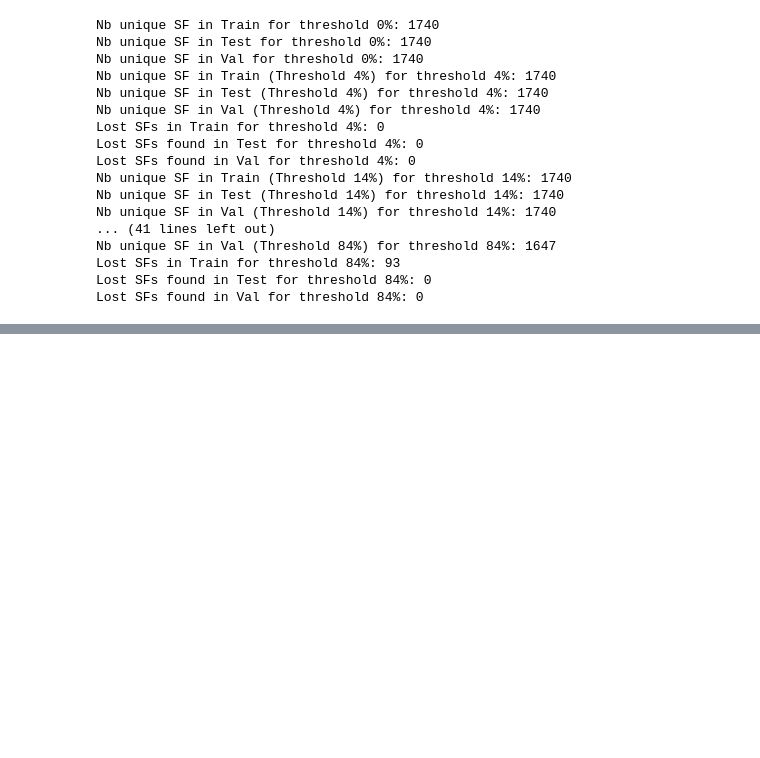
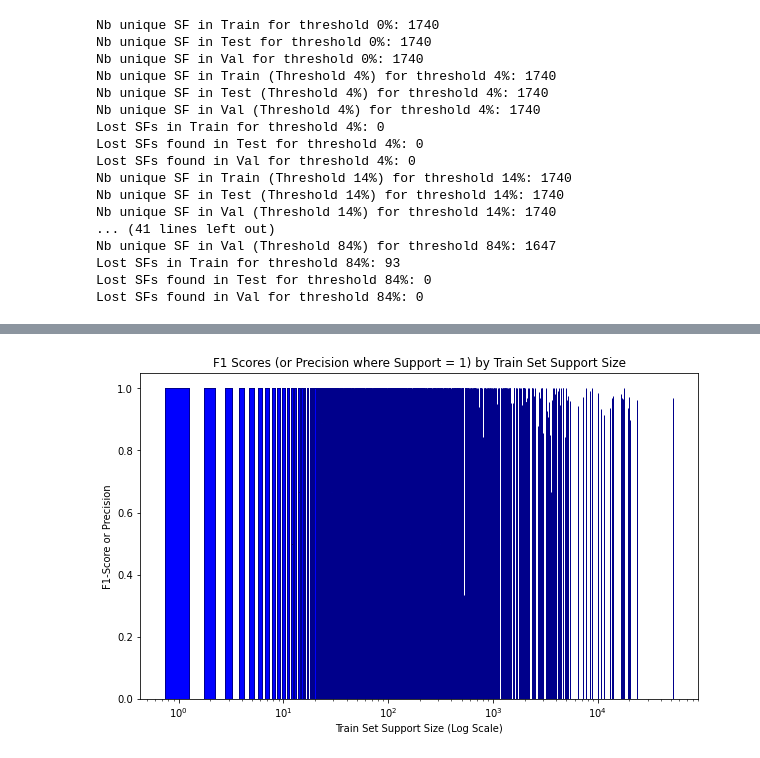
Before and after one commit to Mouret-Orfeu/CATHe2, a Jupyter notebook: data_analysis/Data_analysis.ipynb, the cells around one changed output, grey strips where cells are left out. Cells and saved outputs as stored; diff of their text form; code cells hidden in the pictures; blank space fills up the shorter version.

Commit message:
feat: data analysis, SF sample size and F1 score plot by SF support in Train

```diff
--- a/data_analysis/Data_analysis.ipynb
+++ b/data_analysis/Data_analysis.ipynb
@@ -1092,0 +1515,85 @@ Lost SFs found in Val for threshold 84%: 0
+# %%
+import pandas as pd
+import matplotlib.pyplot as plt
+import os
+import numpy as np
+
+# Set working directory
+os.chdir('/home/orfeu/Documents/documents/important/travail/stage/stage/stage_2023_2024/Recherche_scientifique_Londre/Auto_Prot_function_detection_and_classification/work/code/CATHe')
+
+# Ensure the directory exists
+os.makedirs('./data_analysis/SF_F1_score', exist_ok=True)
+
+# Load the classification report CSV
+best_model_classif_report_path = "./results/classification_report/CR_ANN_ProstT5_full_2_blocks_dropout_0.3_layer_size_2048_pLDDT_44_AA+3Di.csv"
+CR_df = pd.read_csv(best_model_classif_report_path)
+
+# Exclude rows corresponding to 'accuracy', 'macro avg', and 'weighted avg'
+CR_df = CR_df.iloc[:-3]
+
+# Load the Train_ids_for_3Di_usage_44.csv and create a set of Domain_id
+train_ids_path = "./data/Dataset/csv/Train_ids_for_3Di_usage_44.csv"
+df_train_ids = pd.read_csv(train_ids_path)
+
+# Create a set of Domain_id
+domain_id_set = set(df_train_ids['Domain_id'])
+
+# Load the Train.csv
+train_csv_path = "./data/Dataset/csv/Train.csv"
+df_train = pd.read_csv(train_csv_path)
+
+# Filter out rows where the value in the "Unnamed: 0" column is not in the domain_id_set
+df_train_filtered = df_train[df_train['Unnamed: 0'].isin(domain_id_set)]
+
+# Create a dictionary where the keys are unique values of the "SF" column and the values are the sample size (support)
+sf_support_dict = df_train_filtered['SF'].value_counts().to_dict()
+
+# Verification: check if the unique values in the first column of CR_df are equal to the keys in sf_support_dict
+CR_first_column_set = set(CR_df.iloc[:, 0].unique())
+sf_support_keys_set = set(sf_support_dict.keys())
+
+if CR_first_column_set == sf_support_keys_set:
+    print("The set of unique values in the first column of CR_df is equal to the set of keys in sf_support_dict.")
+else:
+    print("The sets are NOT equal.")
+    print(f"Values in CR_df but not in sf_support_dict: {CR_first_column_set - sf_support_keys_set}")
+    print(f"Values in sf_support_dict but not in CR_df: {sf_support_keys_set - CR_first_column_set}")
+
+# Add support column from sf_support_dict to CR_df
+CR_df['support_train'] = CR_df.iloc[:, 0].map(sf_support_dict)
+
+# Replace F1 score with Precision if the support is 1 in CR_df
+CR_df['f1_or_precision'] = CR_df.apply(lambda row: row['precision'] if row['support'] == 1 else row['f1-score'], axis=1)
+
+# Verify that all values in 'f1_or_precision' are between 0 and 1
+if CR_df['f1_or_precision'].between(0, 1).all():
+    print("All values in 'f1_or_precision' are between 0 and 1.")
+else:
+    print("There are values in 'f1_or_precision' that are outside the range 0 to 1.")
+
+# Sort by support from the train dataset
+CR_df_sorted = CR_df.sort_values(by='support_train', ascending=True)
+
+# Create a bar plot using matplotlib
+plt.figure(figsize=(10, 6))
+
+# Plot bars with F1 score or precision on the y-axis and train support on the x-axis (log scale)
+plt.bar(CR_df_sorted['support_train'], CR_df_sorted['f1_or_precision'], color='blue', edgecolor='darkblue', width=0.5)
+
+# Set x-axis to logarithmic scale
+plt.xscale('log')
+
+# Set title and labels
+plt.title('F1 Scores (or Precision where Support = 1) by Train Set Support Size')
+plt.xlabel('Train Set Support Size (Log Scale)')
+plt.ylabel('F1-Score or Precision')
+
+# Save the plot as a PNG image
+plot_path = './data_analysis/SF_F1_score/SF_F1_score_by_train_support_log_scale_fixed_matplotlib.png'
+plt.savefig(plot_path, format='png', dpi=300)
+
+# Show the plot (optional)
+plt.show()
+
+print(f"Plot saved to {plot_path}")
+# %% [output]
@@ -1092,0 +1602 @@ Lost SFs found in Val for threshold 84%: 0
+[figure, added]
```
Also changed, not shown: parts of 27 cells of this notebook, 17 other files.
